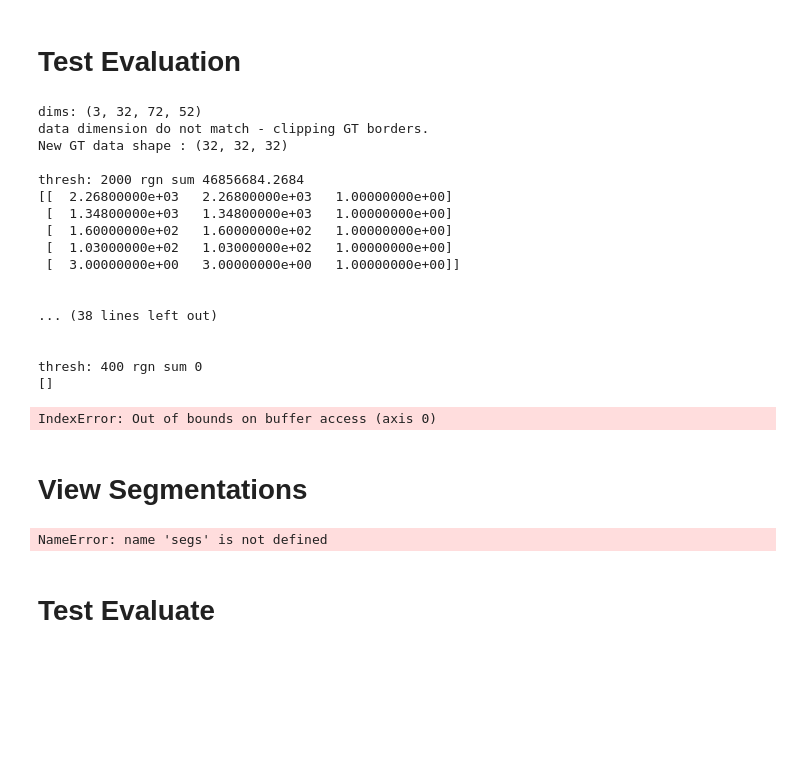
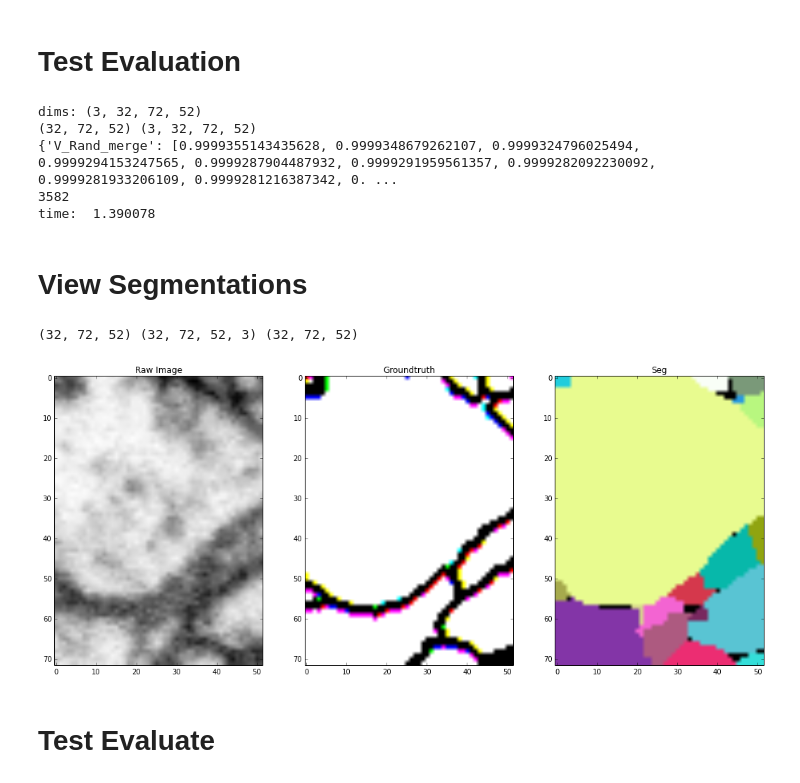
Before and after one commit to csinva/conv-net-scripts, a Jupyter notebook: test_module.ipynb, the cells around one changed output. Saved outputs shown, nothing was run; the diff lists cells and outputs as text; code cells hidden in the pictures; blank space fills up the shorter version.

Commit message:
added trim_arbitrary_aff

```diff
--- a/test_module.ipynb
+++ b/test_module.ipynb
@@ -43,14 +43,11 @@ aff = aff[:,p1:(-1*p1),p2:(-1*p2),p3:(-1*p3)]
 dims = np.array(aff.shape,dtype='uint32')
 print 'dims:',aff.shape
 
+
 # trim gt data - only works for perfect cubes
-gt_data_dimension = gt.shape[0]
-data_dimension = aff.shape[1]
-if gt_data_dimension != data_dimension:
-    print("data dimension do not match - clipping GT borders.")
-    padding = (gt_data_dimension - data_dimension) / 2
-    gt = gt[padding:(-1*padding),padding:(-1*padding),padding:(-1*padding)]
-    print"New GT data shape :",gt.shape
+gt = trim_arbitrary_aff(gt,aff)
+print gt.shape,aff.shape
+
 
 segs,rand = zwatershed_and_metrics(gt, aff, threshes, save_threshes)
 # segs = zwatershed(aff, threshes)
@@ -62,23 +59,10 @@ print sum(segs[0][0][0:100][0])
 print "time: ",time.clock()-start
 # %% [output]
 dims: (3, 32, 72, 52)
-data dimension do not match - clipping GT borders.
-New GT data shape : (32, 32, 32)
-
-thresh: 2000 rgn sum 46856684.2684
-[[  2.26800000e+03   2.26800000e+03   1.00000000e+00]
- [  1.34800000e+03   1.34800000e+03   1.00000000e+00]
- [  1.60000000e+02   1.60000000e+02   1.00000000e+00]
- [  1.03000000e+02   1.03000000e+02   1.00000000e+00]
- [  3.00000000e+00   3.00000000e+00   1.00000000e+00]]
-
-
-... (38 lines left out)
-
-
-thresh: 400 rgn sum 0
-[]
+(32, 72, 52) (3, 32, 72, 52)
+{'V_Rand_merge': [0.9999355143435628, 0.9999348679262107, 0.9999324796025494, 0.9999294153247565, 0.9999287904487932, 0.9999291959561357, 0.9999282092230092, 0.9999281933206109, 0.9999281216387342, 0. ...
+3582
+time:  1.390078
-IndexError: Out of bounds on buffer access (axis 0)
 # %% [markdown]
 # View Segmentations
 # %%
@@ -92,15 +76,16 @@ label_set = np.asarray(g[g.keys()[0]],dtype='float32') #3,z,y,x - was 'main'
 label_set = np.transpose(label_set,(1,2,3,0))
 # %%
 # view segs
-seg = segs[2]
+seg = segs[0]
 # im,label_set=trim(im,label_set,seg)
 # seg = seg.transpose((2, 1, 0)).reshape(shape).transpose((2, 1, 0))
 im,label_set=trim_arbitrary(im,label_set,seg)
 print im.shape,label_set.shape,seg.shape
 # display_seg(im, label_set, seg, im_size=label_set.shape[0], im2_size=seg.shape[0])
 display_arbitrary_seg(im, label_set, seg)
 # %% [output]
-NameError: name 'segs' is not defined
+(32, 72, 52) (32, 72, 52, 3) (32, 72, 52)
+[figure, added]
 # %% [markdown]
 # Test Evaluate
 # %%
```
Also changed, not shown: 3 other files.
